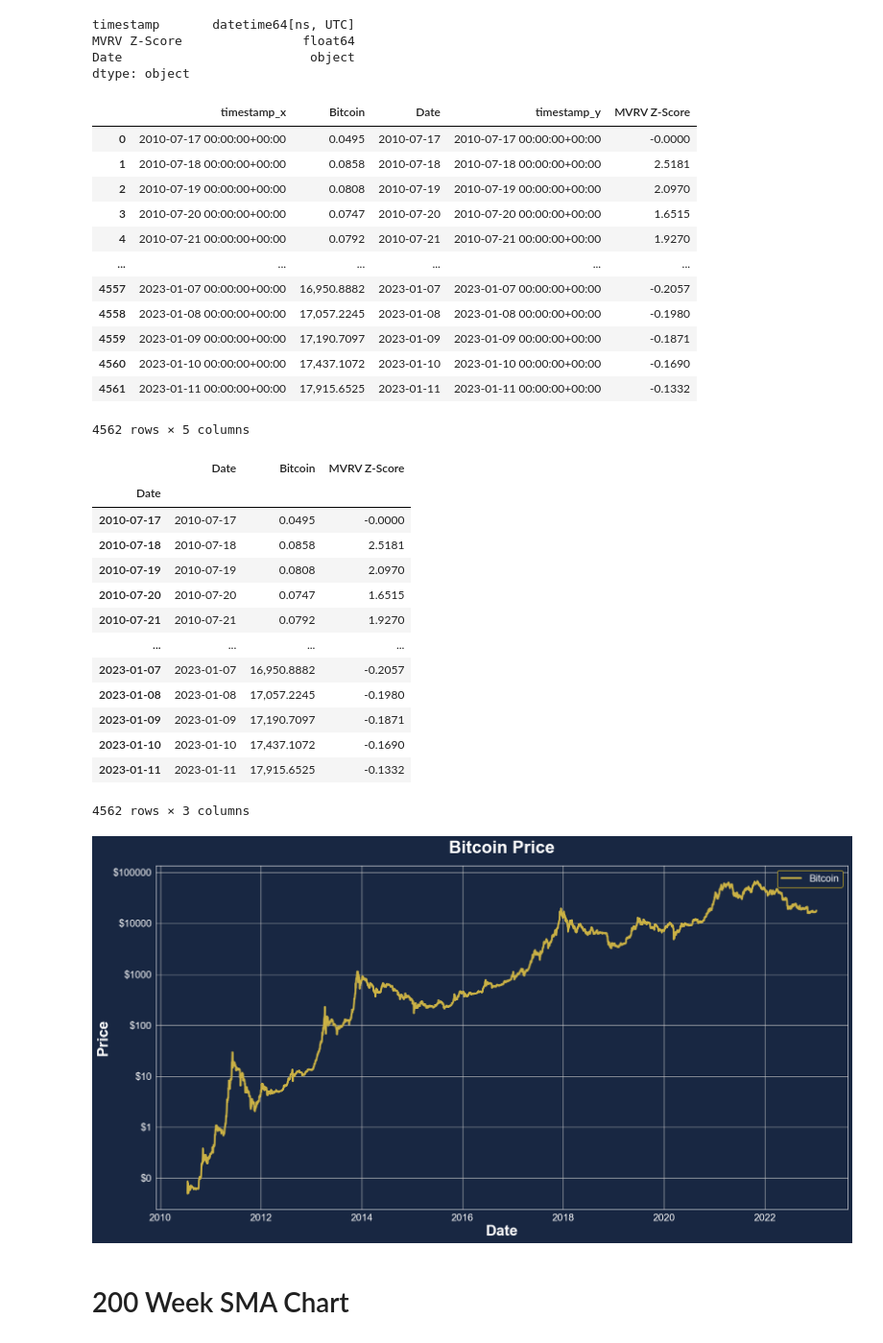
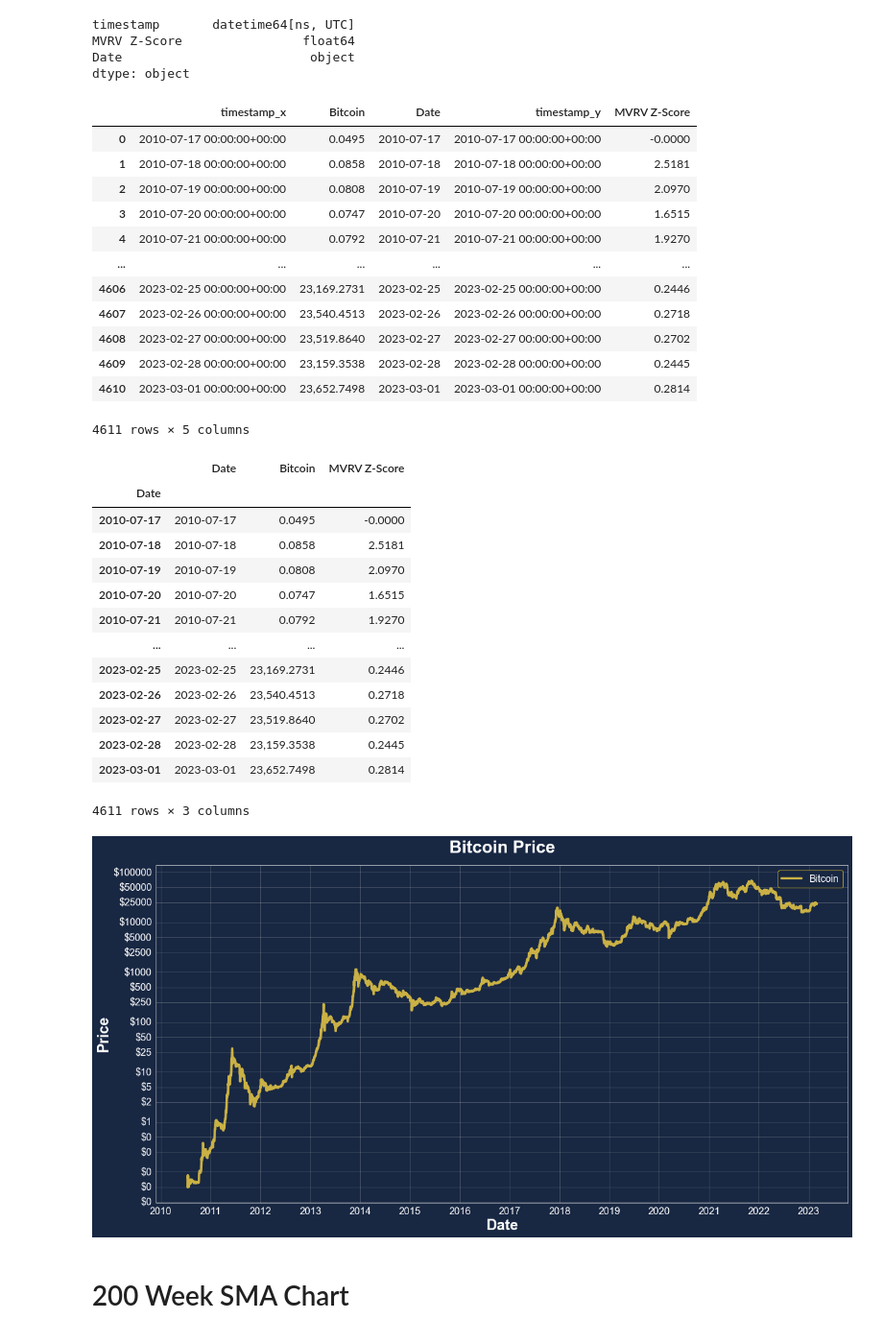
Before and after one commit to joshua-peck/truecode_metrics, a Jupyter notebook: Macro Charts.ipynb, the cells around one changed output. Shown: that part at 96% size. Drawn from its saved outputs; the diff is of its cells as text; code cells hidden in the pictures.

```diff
--- a/Macro Charts.ipynb
+++ b/Macro Charts.ipynb
@@ -13,7 +14,7 @@ sns.set_style("whitegrid")
 
 mpl.rcParams.update({
                      'text.color' : "white",
-                     'lines.linewidth': 3,
+                     'lines.linewidth': 4,
                      'font.size': 16.0,
                      'legend.facecolor': "182742",
                      'legend.edgecolor': 'CFB023',
@@ -25,6 +26,9 @@ mpl.rcParams.update({
                      'ytick.minor.visible': True,
                      'axes.facecolor': '#182742',
                      'axes.edgecolor': 'white',
+                     'axes.grid': False,
+                     'axes.axisbelow': 'line',
+                     'grid.alpha': 0.3,
 #                      'axes.grid.axis': 'y',
 #                      'axes.grid.which': 'minor',
                      'axes.labelcolor' : "white",
@@ -45,7 +49,7 @@ FUND_END_DATE = dt.fromisoformat('2023-02-28').date()
 # %% [markdown]
 # Load Bitcoin Price Data (glassnode.com)
 # %%
-df = pd.read_csv('bitcoin-price-usd-2023-02-28.csv')
+df = pd.read_csv('bitcoin-price-usd-20230301.csv')
 df.timestamp = pd.to_datetime(df.timestamp)
 df.rename(columns={'value': 'Bitcoin'}, inplace=True)
 df['Date'] = df.timestamp.dt.date
@@ -59,7 +63,7 @@ dtype: object
 # %% [markdown]
 # Load MVRV Price Data (glassnode.com)
 # %%
-tempdf = pd.read_csv('bitcoin-mvrv-z-score.csv')
+tempdf = pd.read_csv('bitcoin-mvrv-z-score-20230301.csv')
 tempdf.timestamp = pd.to_datetime(tempdf.timestamp)
 tempdf.rename(columns={'value': 'MVRV Z-Score'}, inplace=True)
 tempdf['Date'] = tempdf.timestamp.dt.date
@@ -81,12 +85,12 @@ merged_df
 | 3 | 2010-07-20 00:00:00+00:00 | 0.0747 | 2010-07-20 | 2010-07-20 00:00:00+00:00 | 1.6515 |
 | 4 | 2010-07-21 00:00:00+00:00 | 0.0792 | 2010-07-21 | 2010-07-21 00:00:00+00:00 | 1.9270 |
 | ... | ... | ... | ... | ... | ... |
-| 4557 | 2023-01-07 00:00:00+00:00 | 16,950.8882 | 2023-01-07 | 2023-01-07 00:00:00+00:00 | -0.2057 |
-| 4558 | 2023-01-08 00:00:00+00:00 | 17,057.2245 | 2023-01-08 | 2023-01-08 00:00:00+00:00 | -0.1980 |
-| 4559 | 2023-01-09 00:00:00+00:00 | 17,190.7097 | 2023-01-09 | 2023-01-09 00:00:00+00:00 | -0.1871 |
-| 4560 | 2023-01-10 00:00:00+00:00 | 17,437.1072 | 2023-01-10 | 2023-01-10 00:00:00+00:00 | -0.1690 |
-| 4561 | 2023-01-11 00:00:00+00:00 | 17,915.6525 | 2023-01-11 | 2023-01-11 00:00:00+00:00 | -0.1332 |
+| 4606 | 2023-02-25 00:00:00+00:00 | 23,169.2731 | 2023-02-25 | 2023-02-25 00:00:00+00:00 | 0.2446 |
+| 4607 | 2023-02-26 00:00:00+00:00 | 23,540.4513 | 2023-02-26 | 2023-02-26 00:00:00+00:00 | 0.2718 |
+| 4608 | 2023-02-27 00:00:00+00:00 | 23,519.8640 | 2023-02-27 | 2023-02-27 00:00:00+00:00 | 0.2702 |
+| 4609 | 2023-02-28 00:00:00+00:00 | 23,159.3538 | 2023-02-28 | 2023-02-28 00:00:00+00:00 | 0.2445 |
+| 4610 | 2023-03-01 00:00:00+00:00 | 23,652.7498 | 2023-03-01 | 2023-03-01 00:00:00+00:00 | 0.2814 |
-4562 rows × 5 columns
+4611 rows × 5 columns
 # %%
 df = merged_df[['Date', 'Bitcoin', 'MVRV Z-Score']]
 df.index = df.Date
@@ -100,19 +104,24 @@ df
 | 2010-07-20 | 2010-07-20 | 0.0747 | 1.6515 |
 | 2010-07-21 | 2010-07-21 | 0.0792 | 1.9270 |
 | ... | ... | ... | ... |
-| 2023-01-07 | 2023-01-07 | 16,950.8882 | -0.2057 |
-| 2023-01-08 | 2023-01-08 | 17,057.2245 | -0.1980 |
-| 2023-01-09 | 2023-01-09 | 17,190.7097 | -0.1871 |
-| 2023-01-10 | 2023-01-10 | 17,437.1072 | -0.1690 |
-| 2023-01-11 | 2023-01-11 | 17,915.6525 | -0.1332 |
+| 2023-02-25 | 2023-02-25 | 23,169.2731 | 0.2446 |
+| 2023-02-26 | 2023-02-26 | 23,540.4513 | 0.2718 |
+| 2023-02-27 | 2023-02-27 | 23,519.8640 | 0.2702 |
+| 2023-02-28 | 2023-02-28 | 23,159.3538 | 0.2445 |
+| 2023-03-01 | 2023-03-01 | 23,652.7498 | 0.2814 |
-4562 rows × 3 columns
+4611 rows × 3 columns
 # %%
 ax = df[['Bitcoin']].plot(figsize=(20, 10), title='Bitcoin Price', logy=True, color={'Bitcoin': '#CAB145'}, xlabel="Date", ylabel="Price")
 ax.yaxis.set_major_formatter(lambda x, pos: f"${int(x)}")
-# ax.yaxis.set_minor_formatter(lambda x, pos: f"${int(x)}")
+ax.yaxis.set_major_locator(mpl.ticker.LogLocator(subs=[2.5, 5, 10]))
+ax.xaxis.set_major_locator(mdates.YearLocator())
+ax.xaxis.set_minor_locator(mdates.MonthLocator())
+ax.grid(True)
+
+
 ax.get_figure().savefig('bitcoin_price.pdf', format='pdf')
 # %% [output]
-[figure, old version]
+[figure, new version]
 # %% [markdown]
 # 200 Week SMA Chart
 # %%
```
Also changed, not shown: parts of 4 cells of this notebook, 2 other files.
